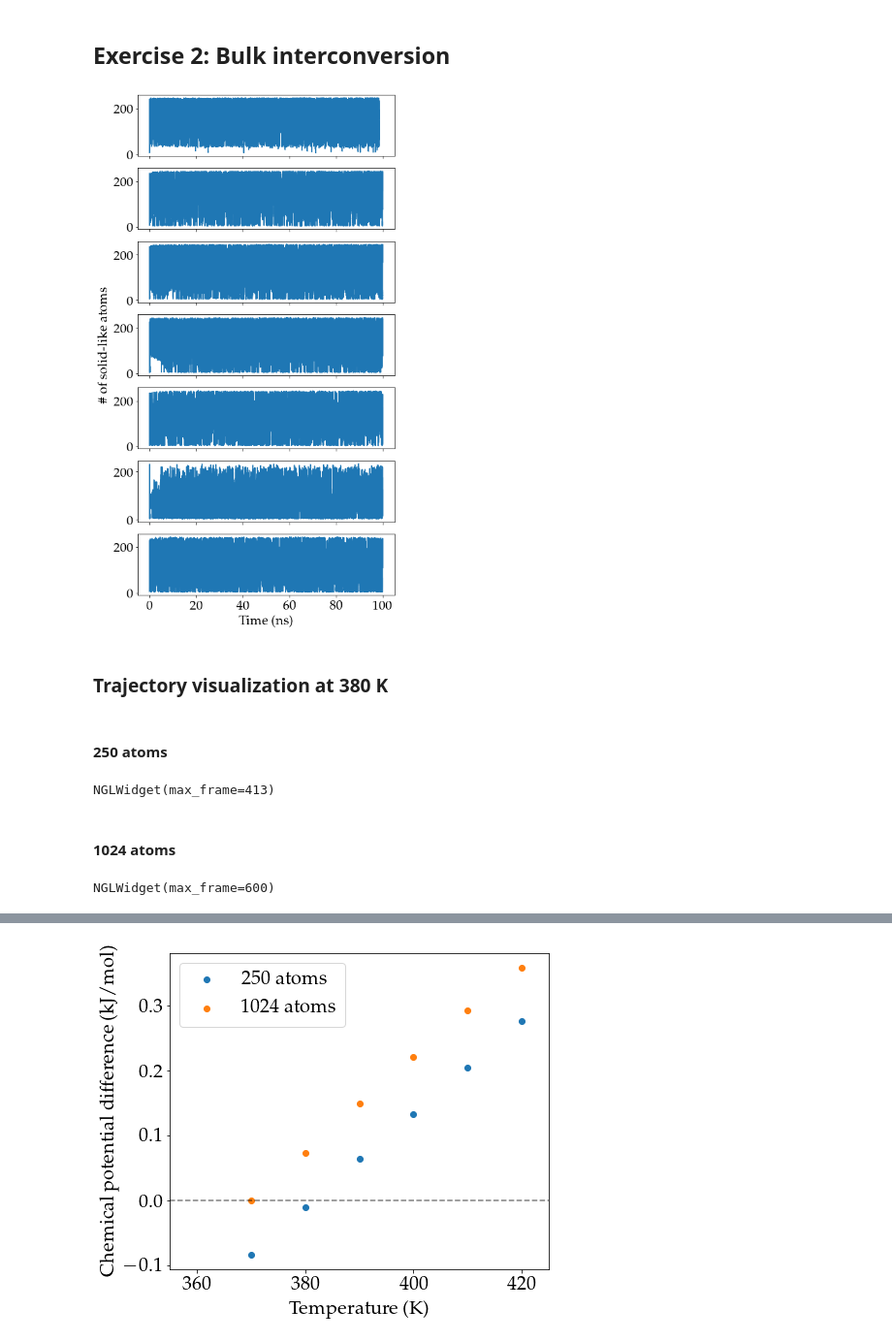
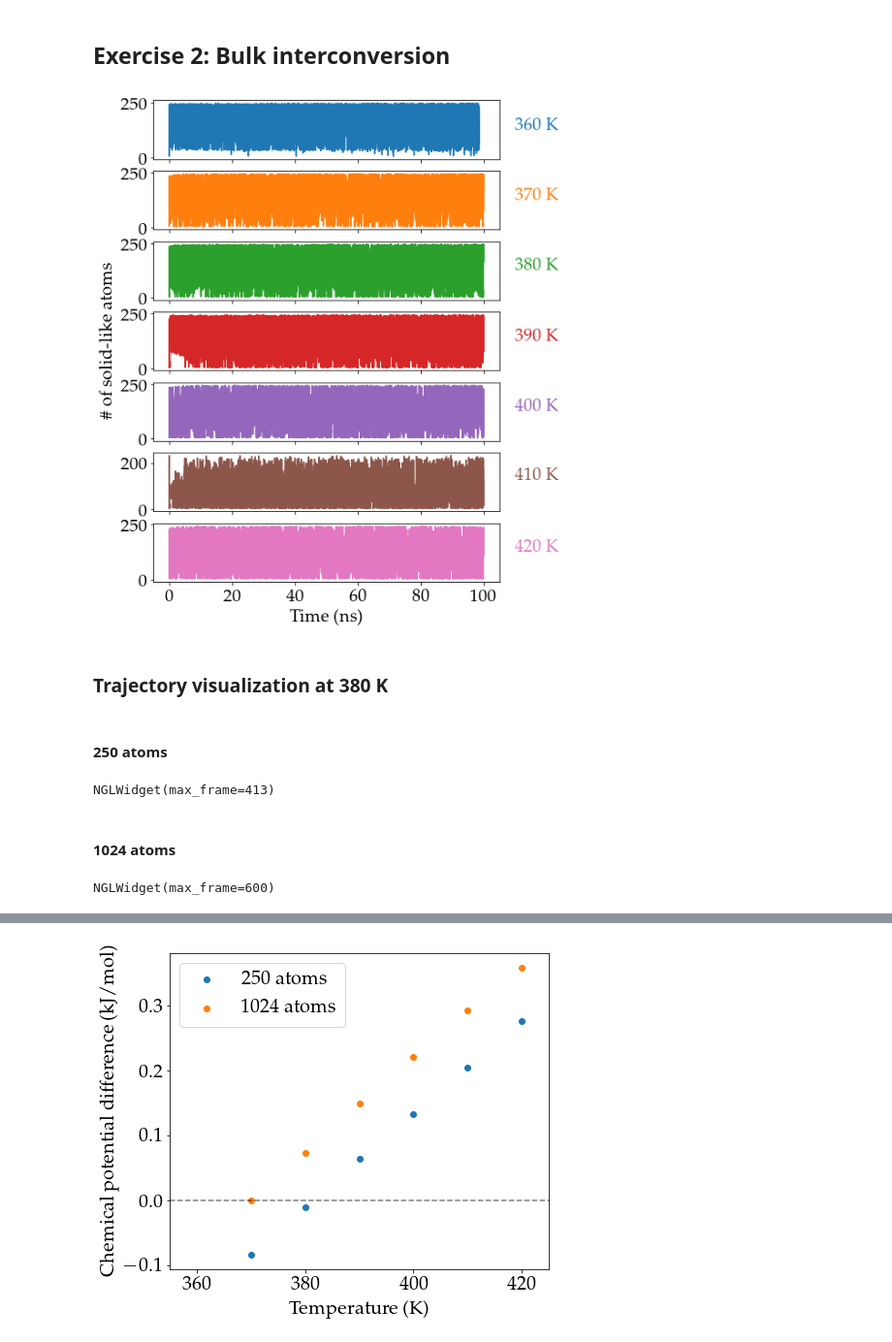
Before and after one commit to PabloPiaggi/masterclass-22-12, a Jupyter notebook: ExerciseSolutions.ipynb, the cells around one changed output, grey strips where cells are left out. Shown at 97% size. Drawn from its saved outputs; the diff is of its cells as text; code cells hidden in the pictures.

```diff
--- a/ExerciseSolutions.ipynb
+++ b/ExerciseSolutions.ipynb
@@ -152,39 +152,42 @@ NGLWidget(max_frame=1000)
 ## Exercise 2: Bulk interconversion
 # %%
 temperatures=np.arange(360,430,10)
-plt.rcParams["figure.figsize"] = (3.5*2,7*2)
+plt.rcParams["figure.figsize"] = (3.5*2,5*2)
 fig, axs= plt.subplots(temperatures.shape[0],sharex=True) #,sharey=True)
 
+counter = 0
 for i in range(temperatures.shape[0]):
     string=str(int(temperatures[i]))
     data=np.genfromtxt("2-bulk-interconversion/250atoms/" + string + "K/COLVAR")
-    axs[i].plot(data[:,0]/1000,data[:,2])
+    axs[i].plot(data[:,0]/1000,data[:,2],color=colors[counter])
+    axs[i].text(110,125,string + " K",color=colors[i])
+    counter += 1
 
 axs[temperatures.shape[0]-1].set_xlabel("Time (ns)")
 axs[int(temperatures.shape[0]/2)].set_ylabel("\# of solid-like atoms")
 
 plt.show()
 # %% [output]
-[figure, old version]
+[figure, new version]
-# %% [markdown]
-### Trajectory visualization at 380 K
-# %% [markdown]
-#### 250 atoms
-# %%
-conf = aseio.read("2-bulk-interconversion/250atoms/380K/dump.na",index=':',format='lammps-dump-text')
-v = nglview.show_asetraj(conf)
-v.camera = 'orthographic'
-display(v)
-# %% [output]
-NGLWidget(max_frame=413)
-# %% [markdown]
-#### 1024 atoms
-# %%
-conf = aseio.read("2-bulk-interconversion/1024atoms/380K/dump.na",index=':',format='lammps-dump-text')
-v = nglview.show_asetraj(conf)
-v.camera = 'orthographic'
-display(v)
-# %% [output]
-NGLWidget(max_frame=600)
+# %% [markdown]
+### Trajectory visualization at 380 K
+# %% [markdown]
+#### 250 atoms
+# %%
+conf = aseio.read("2-bulk-interconversion/250atoms/380K/dump.na",index=':',format='lammps-dump-text')
+v = nglview.show_asetraj(conf)
+v.camera = 'orthographic'
+display(v)
+# %% [output]
+NGLWidget(max_frame=413)
+# %% [markdown]
+#### 1024 atoms
+# %%
+conf = aseio.read("2-bulk-interconversion/1024atoms/380K/dump.na",index=':',format='lammps-dump-text')
+v = nglview.show_asetraj(conf)
+v.camera = 'orthographic'
+display(v)
+# %% [output]
+NGLWidget(max_frame=600)
 # %%
 temperatures=np.arange(360,430,10)
```
Also changed, not shown: parts of 23 cells of this notebook.
